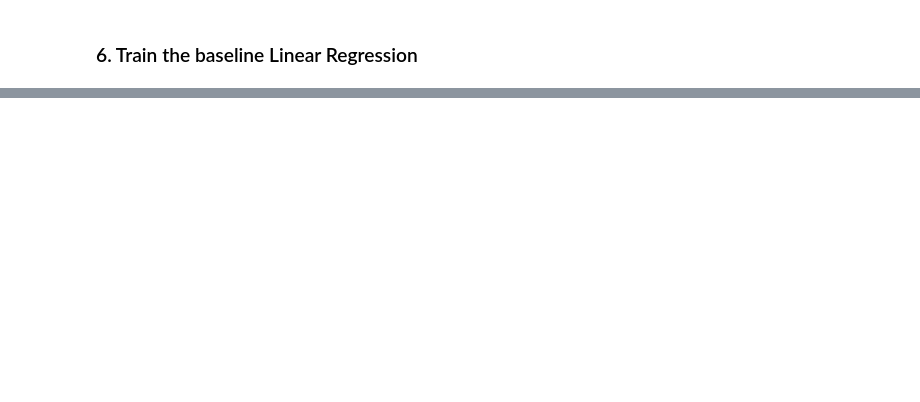
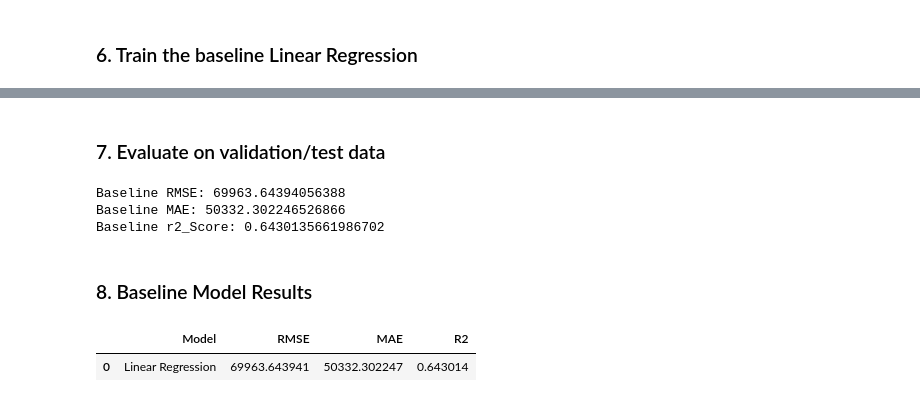
Before and after one commit to amanvashisth/House-Price-Prediction-ML-Project, a Jupyter notebook: Notebooks/03_baseline_setup_model.ipynb, the cells around one changed output, grey strips where cells are left out. Cells and saved outputs as stored; diff of their text form; code cells hidden in the pictures; blank space fills up the shorter version.

```diff
--- a/Notebooks/03_baseline_setup_model.ipynb
+++ b/Notebooks/03_baseline_setup_model.ipynb
@@ -106,3 +74,26 @@ Index(['longitude', 'latitude', 'housing_median_age', 'total_rooms',
+# %%
+from sklearn.compose import ColumnTransformer
+from sklearn.pipeline import Pipeline
+from sklearn.impute import SimpleImputer
+from sklearn.preprocessing import StandardScaler, OneHotEncoder
+
+# Numerical Pipeline
+numerical_pipeline = Pipeline([
+    ('impute', SimpleImputer(strategy='median')),
+    ('scalar', StandardScaler())
+])
+
+# Categorical Pipeline (FIXED)
+categorical_pipeline = Pipeline([
+    ('impute', SimpleImputer(strategy='most_frequent')), # Added to handle missing strings
+    ('encoder', OneHotEncoder(handle_unknown='ignore', sparse_output=False))
+])
+
+# Applying the Transformation
+preprocessor = ColumnTransformer([
+    ('num', numerical_pipeline, numerical_features),
+    ('Cat', categorical_pipeline, categorical_features)
+])
 # %% [markdown]
 ### 6. Train the baseline Linear Regression
 # %%
@@ -120,0 +128,33 @@ LinearRegression does not accept missing values encoded as NaN natively. For sup
+# %% [markdown]
+### 7. Evaluate on validation/test data
+# %%
+y_pred = baseline_lr.predict(X_test)
+# %%
+#importing evaluation metrices from sklearn
+from sklearn.metrics import mean_absolute_error, root_mean_squared_error, r2_score
+
+rmse = root_mean_squared_error(y_test,y_pred)
+mae = mean_absolute_error(y_test, y_pred)
+r2 = r2_score(y_test, y_pred)
+
+print("Baseline RMSE:", rmse)
+print("Baseline MAE:", mae)
+print("Baseline r2_Score:", r2)
+# %% [output]
+Baseline RMSE: 69963.64394056388
+Baseline MAE: 50332.302246526866
+Baseline r2_Score: 0.6430135661986702
+# %% [markdown]
+### 8. Baseline Model Results
+# %%
+baseline_results = pd.DataFrame({
+    "Model": ["Linear Regression"],
+    "RMSE": [rmse],
+    "MAE": [mae],
+    "R2": [r2]
+})
+
+baseline_results
+# %% [output]
+|  | Model | RMSE | MAE | R2 |
+| 0 | Linear Regression | 69963.643941 | 50332.302247 | 0.643014 |
```
Also changed, not shown: parts of 15 cells of this notebook.
